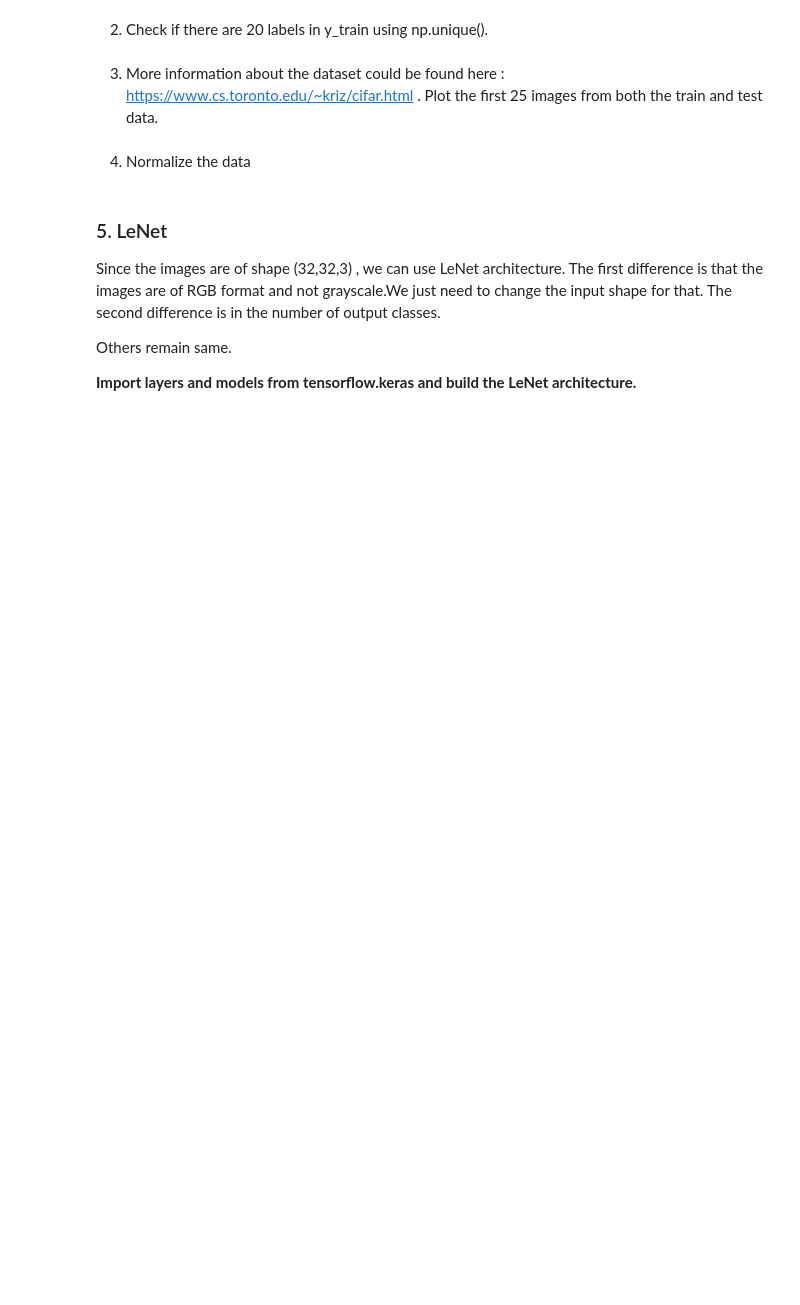
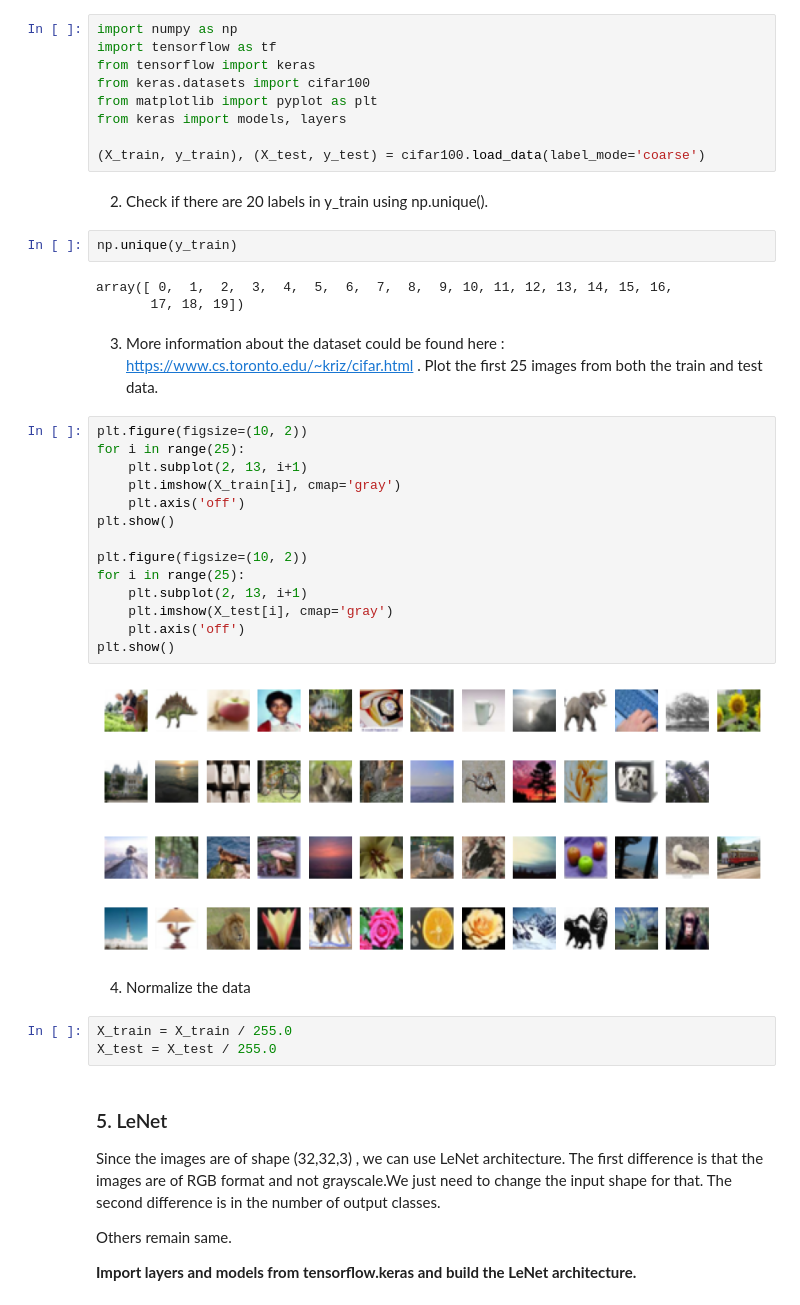
Before and after one commit to Intro-to-ML-and-DL/Intro-to-ML-and-DL, a Jupyter notebook: Week 6/Assignment/Stamatics_Assignment5.ipynb, the cells around one changed output. Saved outputs shown, nothing was run; the diff lists cells and outputs as text; blank space fills up the shorter version.

```diff
--- a/Week 6/Assignment/Stamatics_Assignment5.ipynb
+++ b/Week 6/Assignment/Stamatics_Assignment5.ipynb
@@ -2,12 +2,46 @@
 # Question 1. Implement LeNet on Cifar-100 dataset
 1. Load the cifar 100 dataset. Use the 'coarse' labels.
 https://www.tensorflow.org/api_docs/python/tf/keras/datasets/cifar100/load_data
+# %%
+import numpy as np
+import tensorflow as tf
+from tensorflow import keras
+from keras.datasets import cifar100
+from matplotlib import pyplot as plt
+from keras import models, layers
+
+(X_train, y_train), (X_test, y_test) = cifar100.load_data(label_mode='coarse')
 # %% [markdown]
 2. Check if there are 20 labels in y_train using np.unique().
+# %%
+np.unique(y_train)
+# %% [output]
+array([ 0,  1,  2,  3,  4,  5,  6,  7,  8,  9, 10, 11, 12, 13, 14, 15, 16,
+       17, 18, 19])
 # %% [markdown]
 3. More information about the dataset could be found here : https://www.cs.toronto.edu/~kriz/cifar.html . Plot the first 25 images from both the train and test data.
+# %%
+plt.figure(figsize=(10, 2))
+for i in range(25):
+    plt.subplot(2, 13, i+1)
+    plt.imshow(X_train[i], cmap='gray')
+    plt.axis('off')
+plt.show()
+
+plt.figure(figsize=(10, 2))
+for i in range(25):
+    plt.subplot(2, 13, i+1)
+    plt.imshow(X_test[i], cmap='gray')
+    plt.axis('off')
+plt.show()
+# %% [output]
+[figure, added]
+[figure, added]
 # %% [markdown]
 4. Normalize the data
+# %%
+X_train = X_train / 255.0
+X_test = X_test / 255.0
 # %% [markdown]
 ### 5. LeNet
 
```
Also changed, not shown: parts of 7 cells of this notebook, 5 other files.
